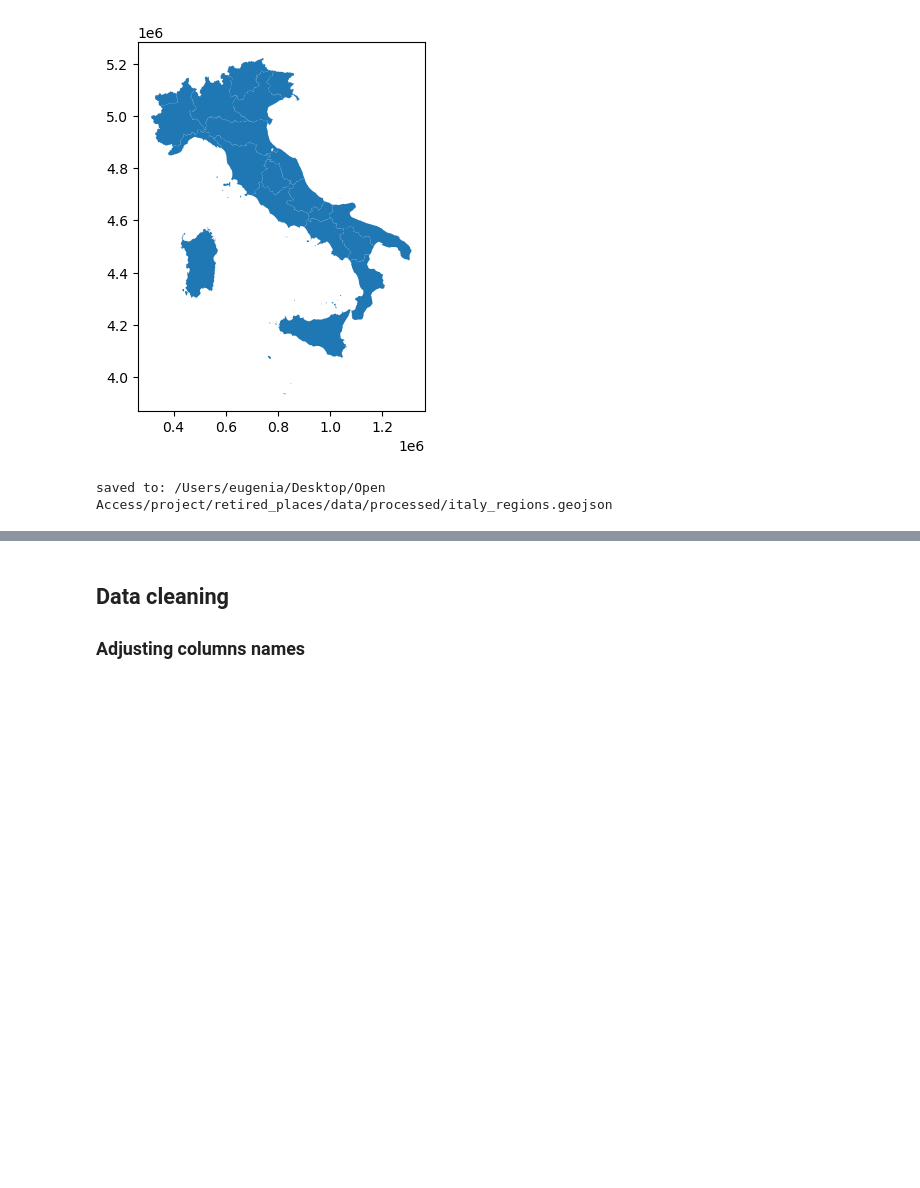
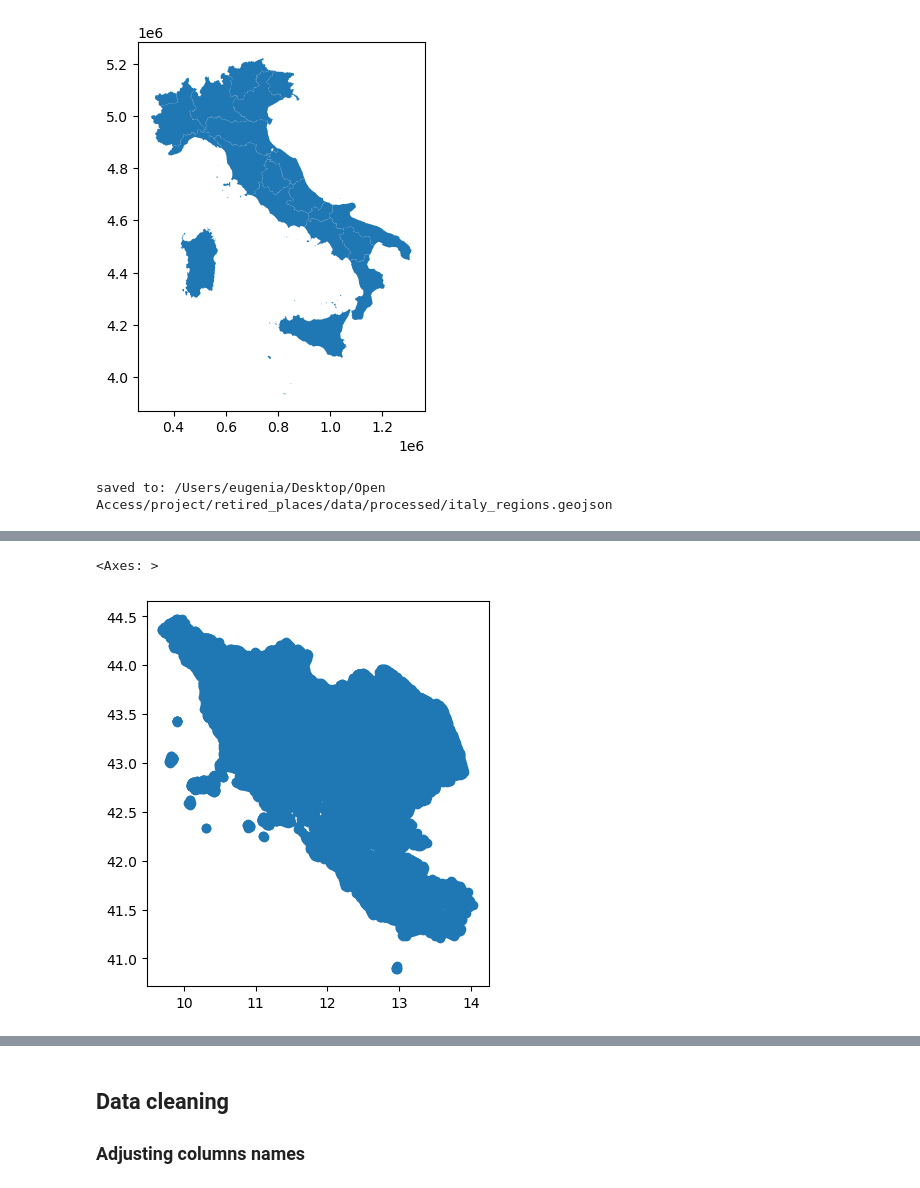
Before and after one commit to eugeniavd/retired_places, a Jupyter notebook: analysis/notebooks/01_italy_cleaning.ipynb, the cells around one changed output, grey strips where cells are left out. Cells and saved outputs as stored; diff of their text form; code cells hidden in the pictures; blank space fills up the shorter version.

```diff
--- a/analysis/notebooks/01_italy_cleaning.ipynb
+++ b/analysis/notebooks/01_italy_cleaning.ipynb
@@ -129,3 +129,5 @@ gdf_4326.to_file(out_path, driver="GeoJSON")
 print(f"saved to: {out_path}")
 # %% [output]
 saved to: /Users/eugenia/Desktop/Open Access/project/retired_places/data/processed/italy_regions.geojson
+# %%
+gdf_places_centre = gpd.read_file(RAW / "center" / "gis_osm_places_free_1.shp")
@@ -131,0 +157,5 @@ saved to: /Users/eugenia/Desktop/Open Access/project/retired_places/data/process
+# %%
+gdf_places_centre.plot(figsize=(5, 5))
+# %% [output]
+<Axes: >
+[figure, added]
```
Also changed, not shown: parts of 23 cells of this notebook, 43 other files.
